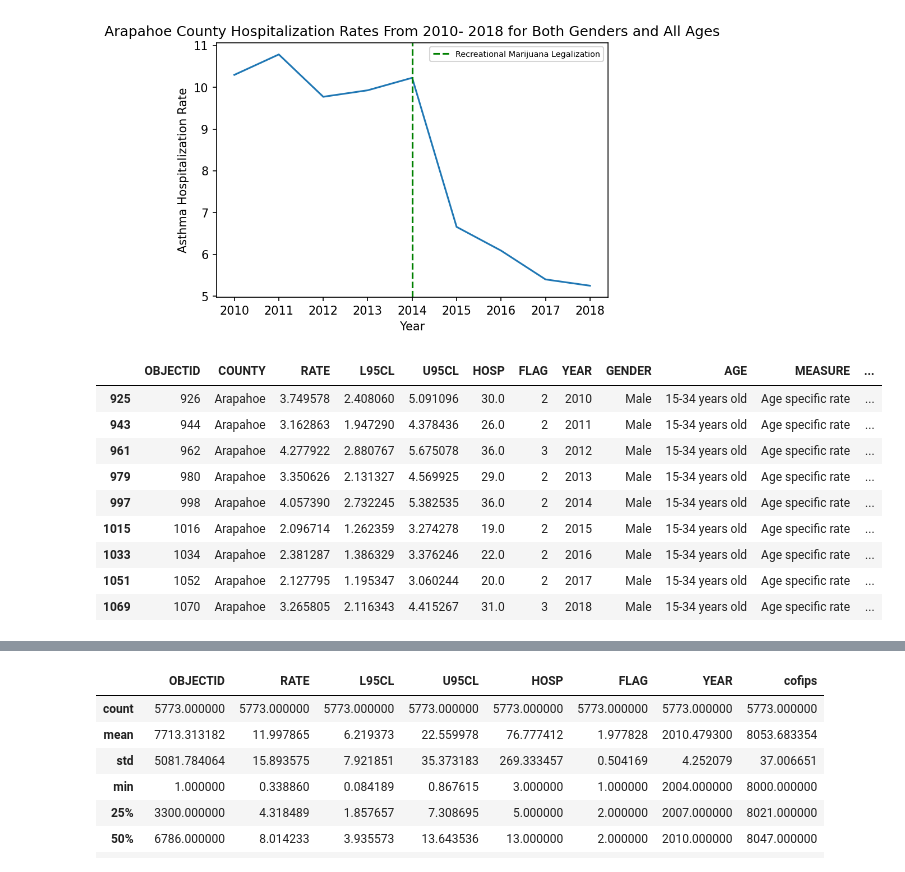
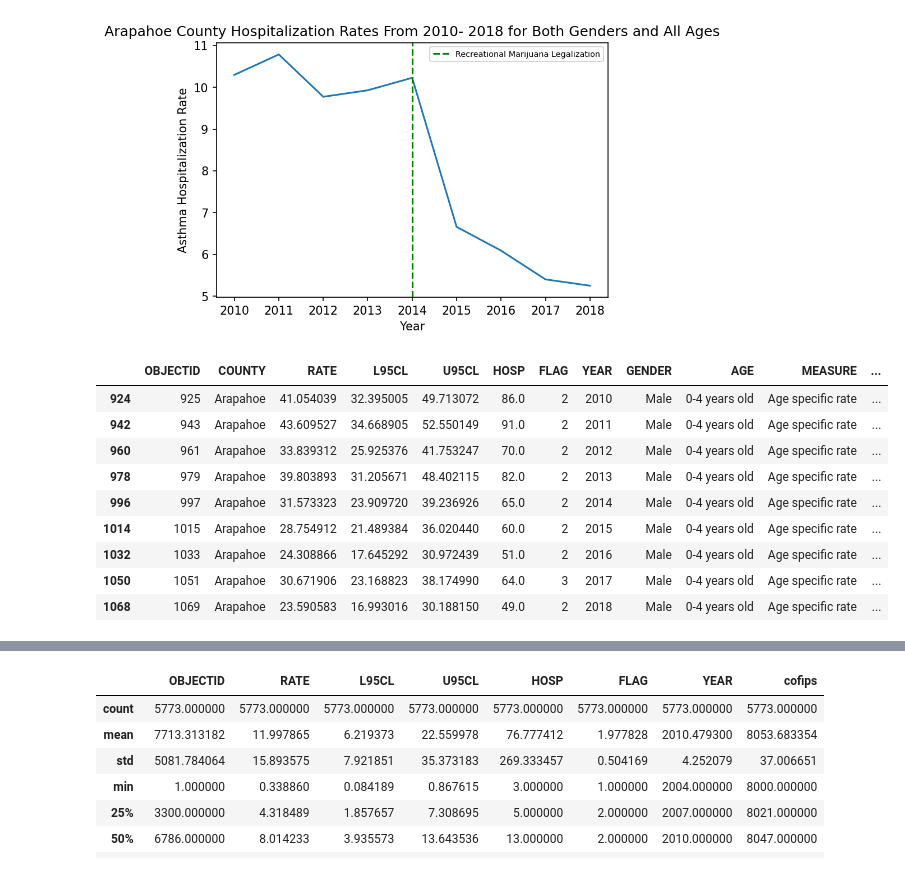
Before and after one commit to jtyrrell86/Capstone-1, a Jupyter notebook: notebooks/data_exploration.ipynb, the cells around one changed output, grey strips where cells are left out. Saved outputs shown, nothing was run; the diff lists cells and outputs as text; code cells hidden in the pictures.

```diff
--- a/notebooks/data_exploration.ipynb
+++ b/notebooks/data_exploration.ipynb
@@ -138,20 +138,20 @@ plt.show()
 # %%
 county_filter_arapahoe = asthma_data[asthma_data["COUNTY"] == "Arapahoe"]
 date_filter_arapahoe = county_filter_arapahoe[county_filter_arapahoe["YEAR"] >= 2010]
-age1_filter_arapahoe = date_filter_arapahoe[date_filter_arapahoe["AGE"] == "15-34 years old"]
+age1_filter_arapahoe = date_filter_arapahoe[date_filter_arapahoe["AGE"] == "0-4 years old"]
 male_filter_arapahoe = age1_filter_arapahoe[age1_filter_arapahoe["GENDER"] == "Male"]
 male_filter_arapahoe
 # %% [output]
 |  | OBJECTID | COUNTY | RATE | L95CL | U95CL | HOSP | FLAG | YEAR | GENDER | AGE | MEASURE | ... |
-| 925 | 926 | Arapahoe | 3.749578 | 2.408060 | 5.091096 | 30.0 | 2 | 2010 | Male | 15-34 years old | Age specific rate | ... |
-| 943 | 944 | Arapahoe | 3.162863 | 1.947290 | 4.378436 | 26.0 | 2 | 2011 | Male | 15-34 years old | Age specific rate | ... |
-| 961 | 962 | Arapahoe | 4.277922 | 2.880767 | 5.675078 | 36.0 | 3 | 2012 | Male | 15-34 years old | Age specific rate | ... |
-| 979 | 980 | Arapahoe | 3.350626 | 2.131327 | 4.569925 | 29.0 | 2 | 2013 | Male | 15-34 years old | Age specific rate | ... |
-| 997 | 998 | Arapahoe | 4.057390 | 2.732245 | 5.382535 | 36.0 | 2 | 2014 | Male | 15-34 years old | Age specific rate | ... |
-| 1015 | 1016 | Arapahoe | 2.096714 | 1.262359 | 3.274278 | 19.0 | 2 | 2015 | Male | 15-34 years old | Age specific rate | ... |
-| 1033 | 1034 | Arapahoe | 2.381287 | 1.386329 | 3.376246 | 22.0 | 2 | 2016 | Male | 15-34 years old | Age specific rate | ... |
-| 1051 | 1052 | Arapahoe | 2.127795 | 1.195347 | 3.060244 | 20.0 | 2 | 2017 | Male | 15-34 years old | Age specific rate | ... |
-| 1069 | 1070 | Arapahoe | 3.265805 | 2.116343 | 4.415267 | 31.0 | 3 | 2018 | Male | 15-34 years old | Age specific rate | ... |
+| 924 | 925 | Arapahoe | 41.054039 | 32.395005 | 49.713072 | 86.0 | 2 | 2010 | Male | 0-4 years old | Age specific rate | ... |
+| 942 | 943 | Arapahoe | 43.609527 | 34.668905 | 52.550149 | 91.0 | 2 | 2011 | Male | 0-4 years old | Age specific rate | ... |
+| 960 | 961 | Arapahoe | 33.839312 | 25.925376 | 41.753247 | 70.0 | 2 | 2012 | Male | 0-4 years old | Age specific rate | ... |
+| 978 | 979 | Arapahoe | 39.803893 | 31.205671 | 48.402115 | 82.0 | 2 | 2013 | Male | 0-4 years old | Age specific rate | ... |
+| 996 | 997 | Arapahoe | 31.573323 | 23.909720 | 39.236926 | 65.0 | 2 | 2014 | Male | 0-4 years old | Age specific rate | ... |
+| 1014 | 1015 | Arapahoe | 28.754912 | 21.489384 | 36.020440 | 60.0 | 2 | 2015 | Male | 0-4 years old | Age specific rate | ... |
+| 1032 | 1033 | Arapahoe | 24.308866 | 17.645292 | 30.972439 | 51.0 | 2 | 2016 | Male | 0-4 years old | Age specific rate | ... |
+| 1050 | 1051 | Arapahoe | 30.671906 | 23.168823 | 38.174990 | 64.0 | 3 | 2017 | Male | 0-4 years old | Age specific rate | ... |
+| 1068 | 1069 | Arapahoe | 23.590583 | 16.993016 | 30.188150 | 49.0 | 2 | 2018 | Male | 0-4 years old | Age specific rate | ... |
 # %%
 fig, ax = plt.subplots(dpi=150)
 plt.plot(male_filter_arapahoe["YEAR"], male_filter_arapahoe["RATE"])
```
Also changed, not shown: parts of 1 cell of this notebook, 1 other file.
